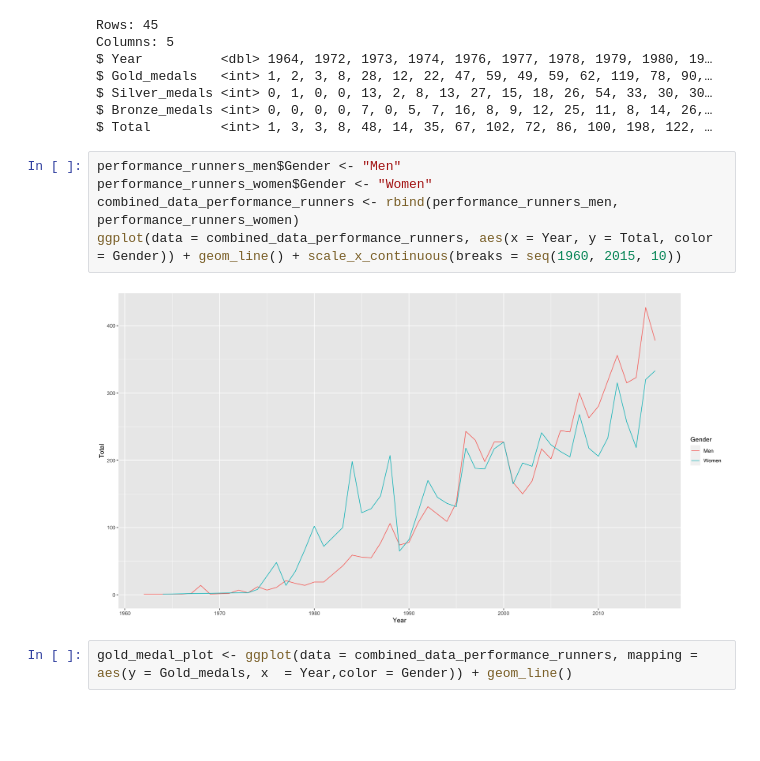
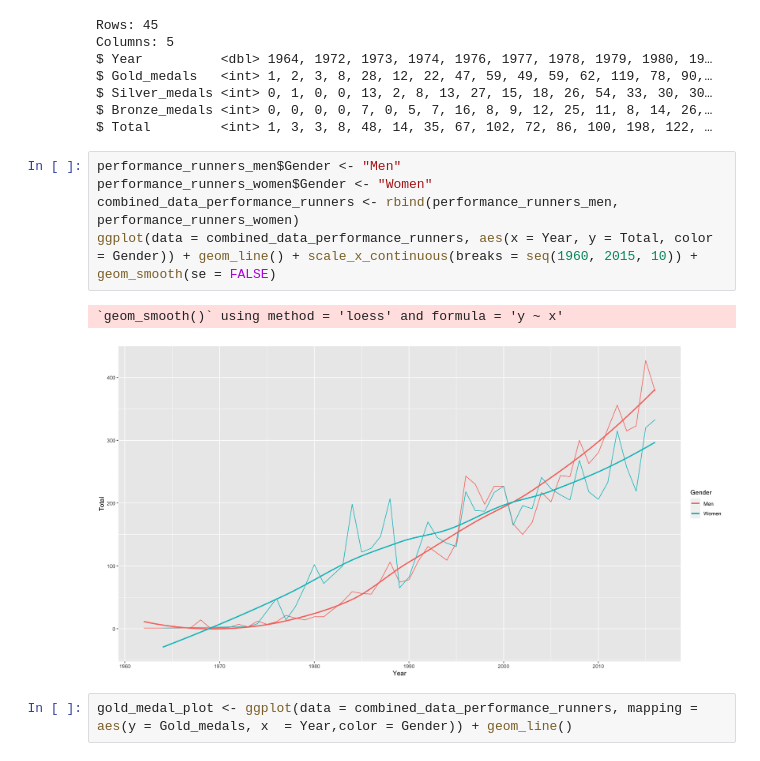
Before and after one commit to TomasLira/Sprint-and-Marathon-analysis, a Jupyter notebook: ExploratoryAnalysisRunners.ipynb, the cells around one changed output. Cells and saved outputs as stored; diff of their text form; blank space fills up the shorter version.

```diff
--- a/ExploratoryAnalysisRunners.ipynb
+++ b/ExploratoryAnalysisRunners.ipynb
@@ -170,10 +147,12 @@ $ Total         <int> 1, 3, 3, 8, 48, 14, 35, 67, 102, 72, 86, 100, 198, 122,
 # %%
 performance_runners_men$Gender <- "Men"
 performance_runners_women$Gender <- "Women"
 combined_data_performance_runners <- rbind(performance_runners_men, performance_runners_women)
-ggplot(data = combined_data_performance_runners, aes(x = Year, y = Total, color = Gender)) + geom_line() + scale_x_continuous(breaks = seq(1960, 2015, 10))
+ggplot(data = combined_data_performance_runners, aes(x = Year, y = Total, color = Gender)) + geom_line() + scale_x_continuous(breaks = seq(1960, 2015, 10)) +
+geom_smooth(se = FALSE)
 # %% [output]
+`geom_smooth()` using method = 'loess' and formula = 'y ~ x'
-[figure, old version]
+[figure, new version]
 # %%
 gold_medal_plot <- ggplot(data = combined_data_performance_runners, mapping = aes(y = Gold_medals, x  = Year,color = Gender)) + geom_line()
 # %%
```
Also changed, not shown: parts of 13 cells of this notebook, 1 other file.
